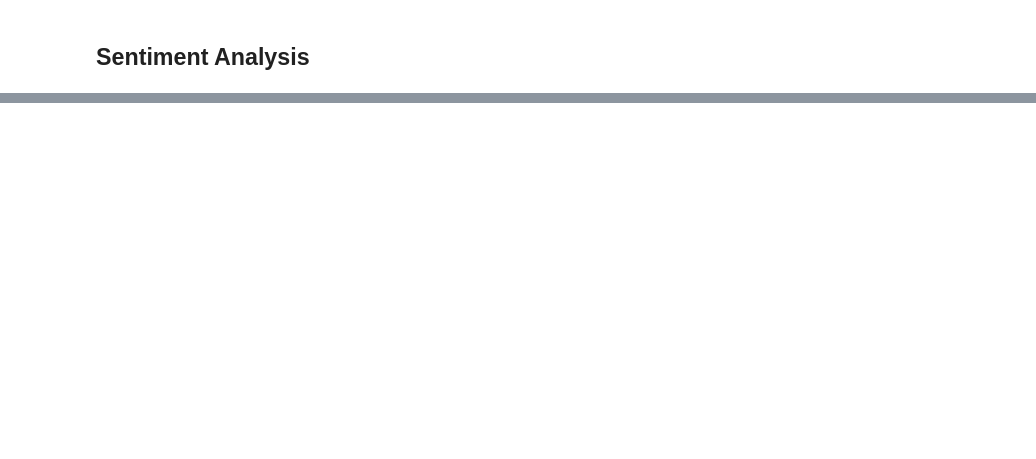
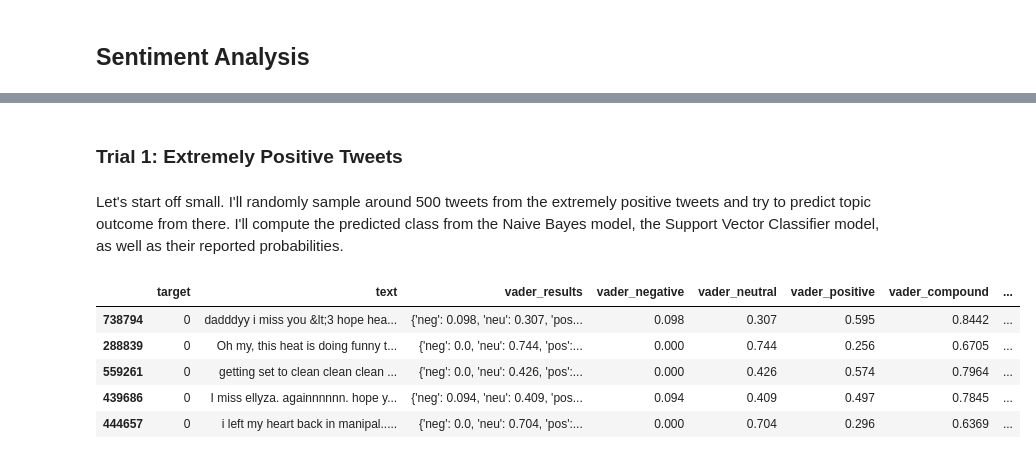
Before and after one commit to michaelhalim168/GiftFinder, a Jupyter notebook: 04twitter-sentiment-analysis.ipynb, the cells around one changed output, grey strips where cells are left out. Cells and saved outputs as stored; diff of their text form; code cells hidden in the pictures; blank space fills up the shorter version.

```diff
--- a/04twitter-sentiment-analysis.ipynb
+++ b/04twitter-sentiment-analysis.ipynb
@@ -206,0 +279,4 @@ Name: vader_results, Length: 1584936, dtype: object
+# %% [markdown]
+### Trial 1: Extremely Positive Tweets
+# %% [markdown]
+Let's start off small. I'll randomly sample around 500 tweets from the extremely positive tweets and try to predict topic outcome from there. I'll compute the predicted class from the Naive Bayes model, the Support Vector Classifier model, as well as their reported probabilities.
@@ -206,0 +295,9 @@ Name: vader_results, Length: 1584936, dtype: object
+# %%
+ext_pos_small.head(5)
+# %% [output]
+|  | target | text | vader_results | vader_negative | vader_neutral | vader_positive | vader_compound | ... |
+| 738794 | 0 | dadddyy i miss you &lt;3 hope hea... | {'neg': 0.098, 'neu': 0.307, 'pos... | 0.098 | 0.307 | 0.595 | 0.8442 | ... |
+| 288839 | 0 | Oh my, this heat is doing funny t... | {'neg': 0.0, 'neu': 0.744, 'pos':... | 0.000 | 0.744 | 0.256 | 0.6705 | ... |
+| 559261 | 0 | getting set to clean clean clean ... | {'neg': 0.0, 'neu': 0.426, 'pos':... | 0.000 | 0.426 | 0.574 | 0.7964 | ... |
+| 439686 | 0 | I miss ellyza. againnnnnn. hope y... | {'neg': 0.094, 'neu': 0.409, 'pos... | 0.094 | 0.409 | 0.497 | 0.7845 | ... |
+| 444657 | 0 | i left my heart back in manipal..... | {'neg': 0.0, 'neu': 0.704, 'pos':... | 0.000 | 0.704 | 0.296 | 0.6369 | ... |
```
Also changed, not shown: parts of 36 cells of this notebook, 8 other files.
